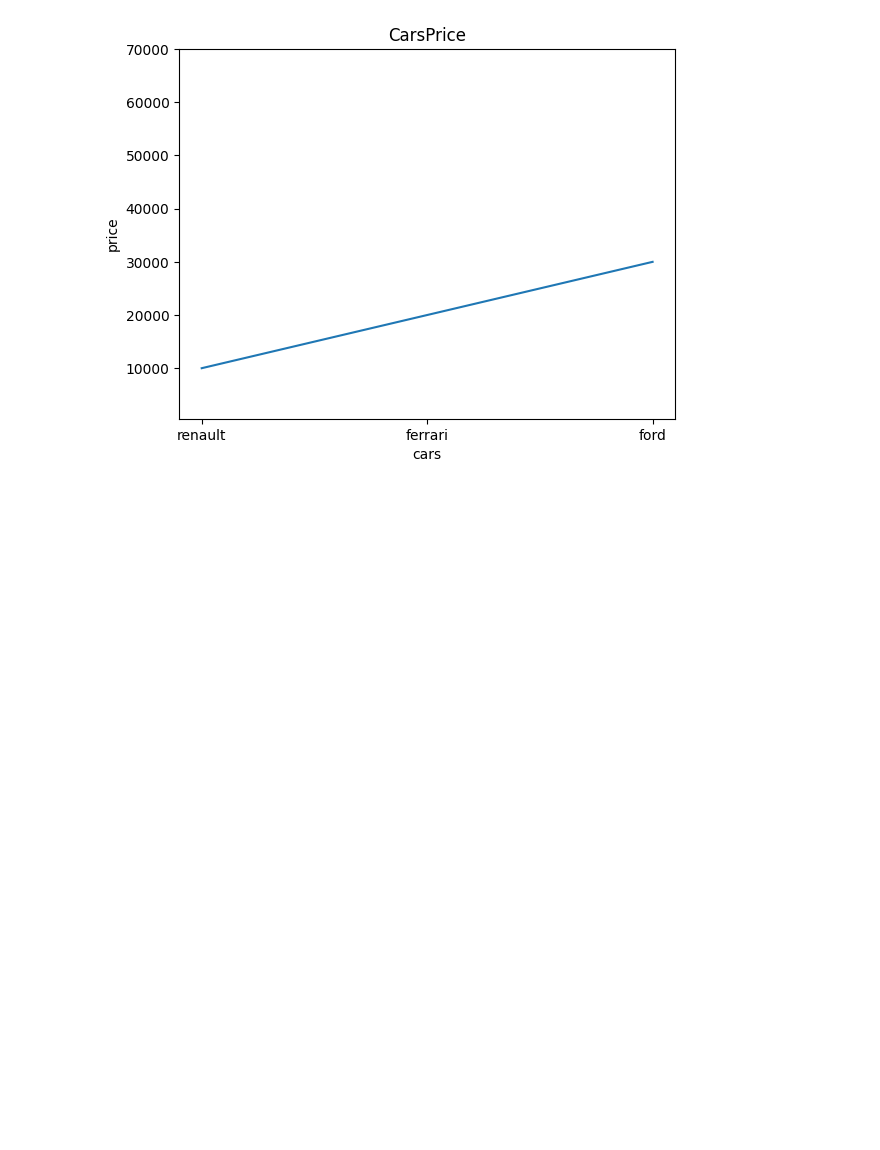
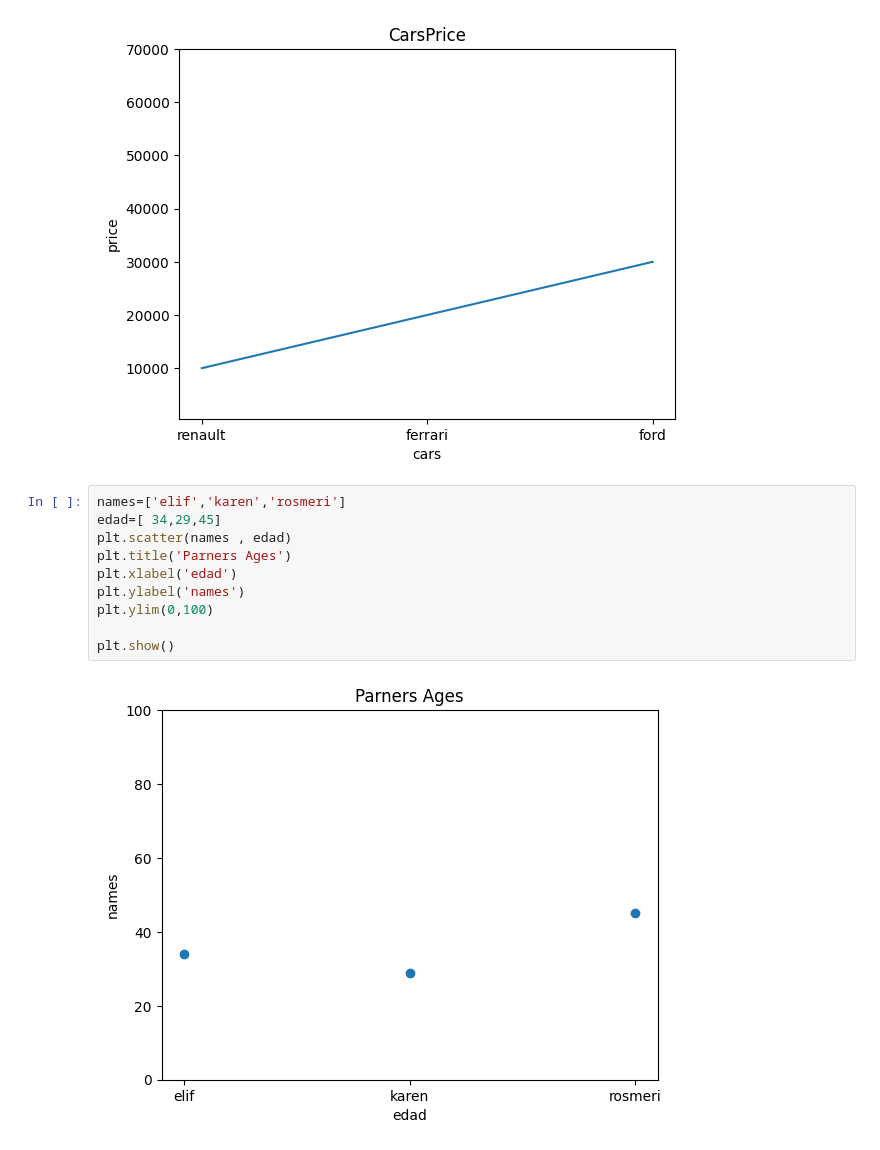
Before and after one commit to jdmartinezrs/K-NN_MODEL_KM_VEHICLE_PREDICTION, a Jupyter notebook: FuncionesNumpyPandasyMatplotlib.ipynb, the cells around one changed output. Saved outputs shown, nothing was run; the diff lists cells and outputs as text; blank space fills up the shorter version.

```diff
--- a/FuncionesNumpyPandasyMatplotlib.ipynb
+++ b/FuncionesNumpyPandasyMatplotlib.ipynb
@@ -127,3 +125,15 @@ plt.ylim(500,70000)
 plt.show()
 # %% [output]
 [figure]
+# %%
+names=['elif','karen','rosmeri']
+edad=[ 34,29,45]
+plt.scatter(names , edad)
+plt.title('Parners Ages')
+plt.xlabel('edad')
+plt.ylabel('names')
+plt.ylim(0,100)
+
+plt.show()
+# %% [output]
+[figure, added]
```
Also changed, not shown: parts of 2 cells of this notebook.
